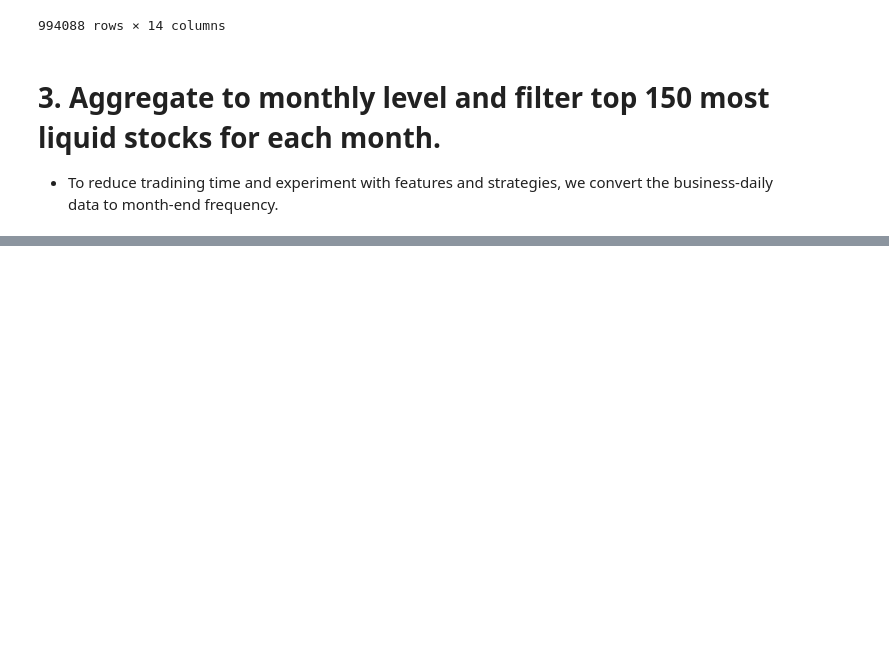
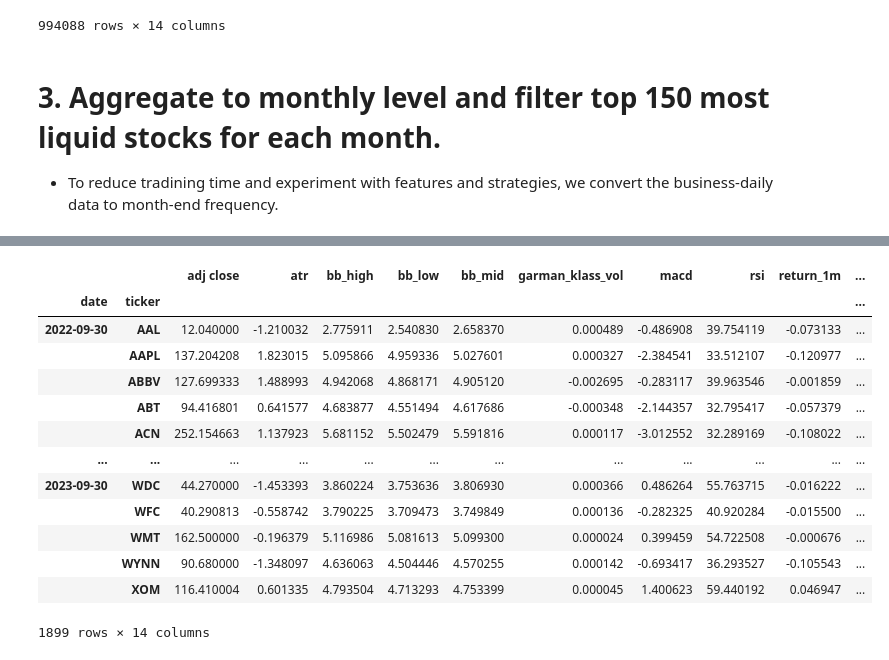
Before and after one commit to SeoDongOk/Algorithmic_Trading_YL, a Jupyter notebook: Unsupervised Learing Trading Strategy/Algothmic_Trading_ML_Learning_Quant_Strategies.ipynb, the cells around one changed output, grey strips where cells are left out. Saved outputs shown, nothing was run; the diff lists cells and outputs as text; code cells hidden in the pictures; blank space fills up the shorter version.

Commit message:
@add return volume

```diff
--- a/Unsupervised Learing Trading Strategy/Algothmic_Trading_ML_Learning_Quant_Strategies.ipynb
+++ b/Unsupervised Learing Trading Strategy/Algothmic_Trading_ML_Learning_Quant_Strategies.ipynb
@@ -245,8 +245,16 @@ df
 
  - To reduce tradining time and experiment with features and strategies, we convert the business-daily data to month-end frequency.
 # %%
-# last_cols = [c for c in df.columns.unique(0) if c not in ['dollar_volume', 'volume', 'open', 'high', 'low', 'close']]
+last_cols = [c for c in df.columns.unique(0) if c not in ['dollar_volume', 'volume', 'open', 'high', 'low', 'close']]
 # last_cols
 
-data=pd.concat([df.unstack('ticker')['dollar_volume'].resample('M').mean().stack('ticker').to_frame('dollar_volume'),
-df.unstack()[last_cols].resample('M').last().stack('ticker')],axis=1)
+# error code
+# data=pd.concat([df.unstack('ticker')['dollar_volume'].resample('M').mean().stack('ticker').to_frame('dollar_volume'),
+# df.unstack()[last_cols].resample('M').last().stack('ticker')],axis=1)
+
+data = (pd.concat([df.unstack('ticker')['dollar_volume'].resample('M').mean().stack('ticker').to_frame('dollar_volume'),
+                   df.unstack()[last_cols].resample('M').last().stack('ticker')],
+                  axis=1)).dropna()
+
+
+data
@@ -253,3 +276,8 @@ df.unstack()[last_cols].resample('M').last().stack('ticker')],axis=1)
 # %%
-# data['dollar_volume'] = (data['dollar_volume'].unstack('ticker').rolling(5*12).mean().stack())
+data['dollar_volume'] = (data.loc[:, 'dollar_volume'].unstack('ticker').rolling(5*12, min_periods=12).mean().stack())
+
+data['dollar_vol_rank'] = (data.groupby('date')['dollar_volume'].rank(ascending=False))
+
+data = data[data['dollar_vol_rank']<150].drop(['dollar_volume', 'dollar_vol_rank'], axis=1)
+
 data
@@ -255,0 +303,36 @@ data
+# %%
+def calculate_return(df):
+
+    outlier_cutoff = 0.005
+
+    lags = [1,2,3,6,9,12]
+
+    for lag in lags:
+        df[f'return_{lag}m'] = (df['adj close']
+                              .pct_change(lag)
+                              .pipe(lambda x: x.clip(lower=x.quantile(outlier_cutoff)
+                                                     ,upper=x.quantile(1-outlier_cutoff)
+                                                    ))
+                              .add(1)
+                              .pow(1/lag)
+                              .sub(1))
+    return df
+
+data = data.groupby(level=1, group_keys=False).apply(calculate_return).dropna()
+
+data
+# %% [output]
+|  |  | adj close | atr | bb_high | bb_low | bb_mid | garman_klass_vol | macd | rsi | return_1m | ... |
+| date | ticker |  |  |  |  |  |  |  |  |  | ... |
+| 2022-09-30 | AAL | 12.040000 | -1.210032 | 2.775911 | 2.540830 | 2.658370 | 0.000489 | -0.486908 | 39.754119 | -0.073133 | ... |
+|  | AAPL | 137.204208 | 1.823015 | 5.095866 | 4.959336 | 5.027601 | 0.000327 | -2.384541 | 33.512107 | -0.120977 | ... |
+|  | ABBV | 127.699333 | 1.488993 | 4.942068 | 4.868171 | 4.905120 | -0.002695 | -0.283117 | 39.963546 | -0.001859 | ... |
+|  | ABT | 94.416801 | 0.641577 | 4.683877 | 4.551494 | 4.617686 | -0.000348 | -2.144357 | 32.795417 | -0.057379 | ... |
+|  | ACN | 252.154663 | 1.137923 | 5.681152 | 5.502479 | 5.591816 | 0.000117 | -3.012552 | 32.289169 | -0.108022 | ... |
+| ... | ... | ... | ... | ... | ... | ... | ... | ... | ... | ... | ... |
+| 2023-09-30 | WDC | 44.270000 | -1.453393 | 3.860224 | 3.753636 | 3.806930 | 0.000366 | 0.486264 | 55.763715 | -0.016222 | ... |
+|  | WFC | 40.290813 | -0.558742 | 3.790225 | 3.709473 | 3.749849 | 0.000136 | -0.282325 | 40.920284 | -0.015500 | ... |
+|  | WMT | 162.500000 | -0.196379 | 5.116986 | 5.081613 | 5.099300 | 0.000024 | 0.399459 | 54.722508 | -0.000676 | ... |
+|  | WYNN | 90.680000 | -1.348097 | 4.636063 | 4.504446 | 4.570255 | 0.000142 | -0.693417 | 36.293527 | -0.105543 | ... |
+|  | XOM | 116.410004 | 0.601335 | 4.793504 | 4.713293 | 4.753399 | 0.000045 | 1.400623 | 59.440192 | 0.046947 | ... |
+1899 rows × 14 columns
```
Also changed, not shown: parts of 8 cells of this notebook, 2 other files.
